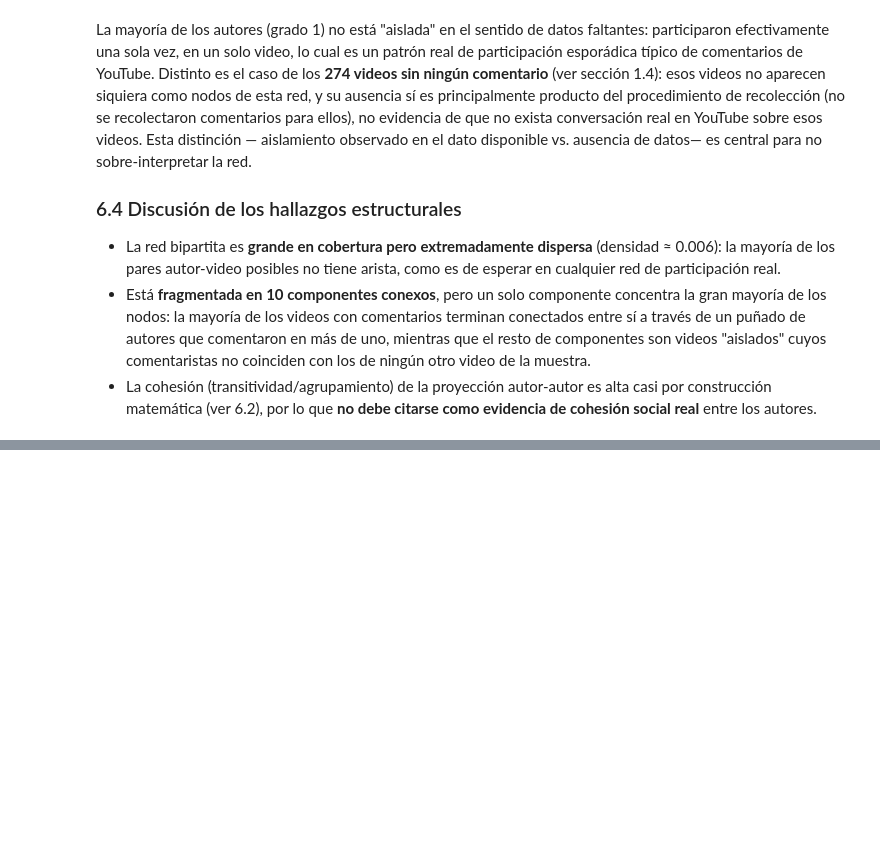
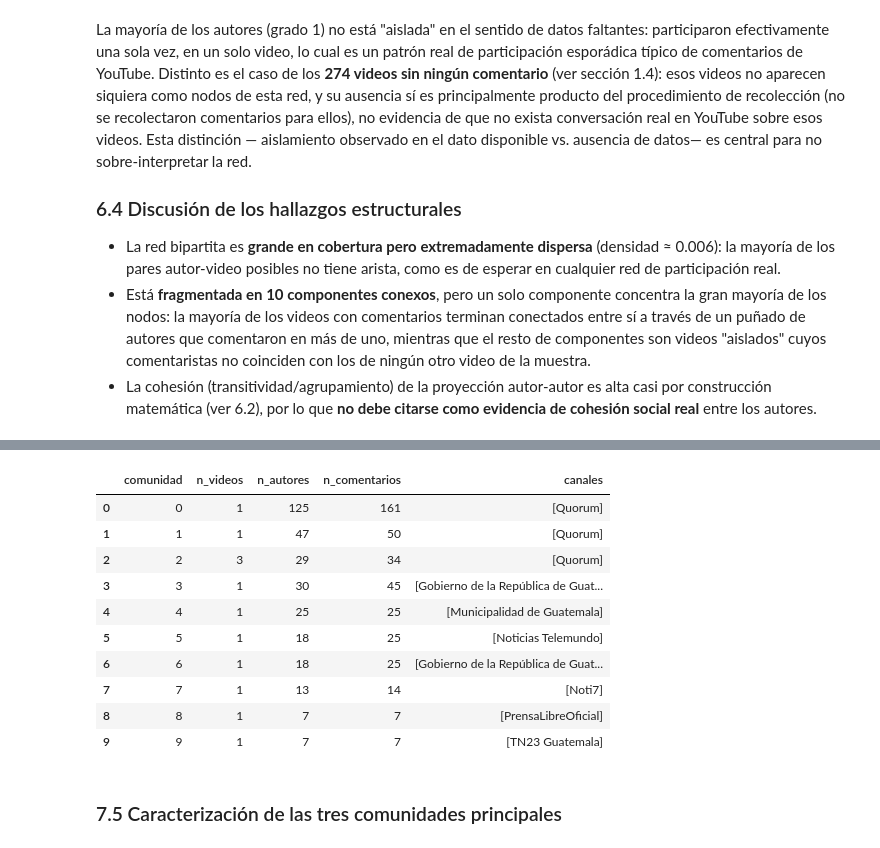
Before and after one commit to DavidDominguez-11/DS-Lab1, a Jupyter notebook: Laboratorio_6.ipynb, the cells around one changed output, grey strips where cells are left out. Saved outputs shown, nothing was run; the diff lists cells and outputs as text; code cells hidden in the pictures; blank space fills up the shorter version.

```diff
--- a/Laboratorio_6.ipynb
+++ b/Laboratorio_6.ipynb
@@ -1484,0 +1568,32 @@ central para no sobre-interpretar la red.
+# %%
+def caracterizar_comunidad(com, indice):
+    videos_com = [n for n in com if B.nodes[n]["bipartite"] == "video"]
+    autores_com = [n for n in com if B.nodes[n]["bipartite"] == "autor"]
+    titulos = videos.set_index("video_id").loc[videos_com, "title"].tolist() if videos_com else []
+    canales = videos.set_index("video_id").loc[videos_com, "channel_name"].unique().tolist() if videos_com else []
+    n_comentarios_com = comments[comments["video_id"].isin(videos_com)].shape[0]
+    return {
+        "comunidad": indice,
+        "n_videos": len(videos_com),
+        "n_autores": len(autores_com),
+        "n_comentarios": n_comentarios_com,
+        "videos": titulos,
+        "canales": canales,
+    }
+
+tabla_comunidades = pd.DataFrame([caracterizar_comunidad(c, i) for i, c in enumerate(comunidades)])
+tabla_comunidades[["comunidad", "n_videos", "n_autores", "n_comentarios", "canales"]].head(10)
+# %% [output]
+|  | comunidad | n_videos | n_autores | n_comentarios | canales |
+| 0 | 0 | 1 | 125 | 161 | [Quorum] |
+| 1 | 1 | 1 | 47 | 50 | [Quorum] |
+| 2 | 2 | 3 | 29 | 34 | [Quorum] |
+| 3 | 3 | 1 | 30 | 45 | [Gobierno de la República de Guat... |
+| 4 | 4 | 1 | 25 | 25 | [Municipalidad de Guatemala] |
+| 5 | 5 | 1 | 18 | 25 | [Noticias Telemundo] |
+| 6 | 6 | 1 | 18 | 25 | [Gobierno de la República de Guat... |
+| 7 | 7 | 1 | 13 | 14 | [Noti7] |
+| 8 | 8 | 1 | 7 | 7 | [PrensaLibreOficial] |
+| 9 | 9 | 1 | 7 | 7 | [TN23 Guatemala] |
+# %% [markdown]
+### 7.5 Caracterización de las tres comunidades principales
```
Also changed, not shown: parts of 6 cells of this notebook.
